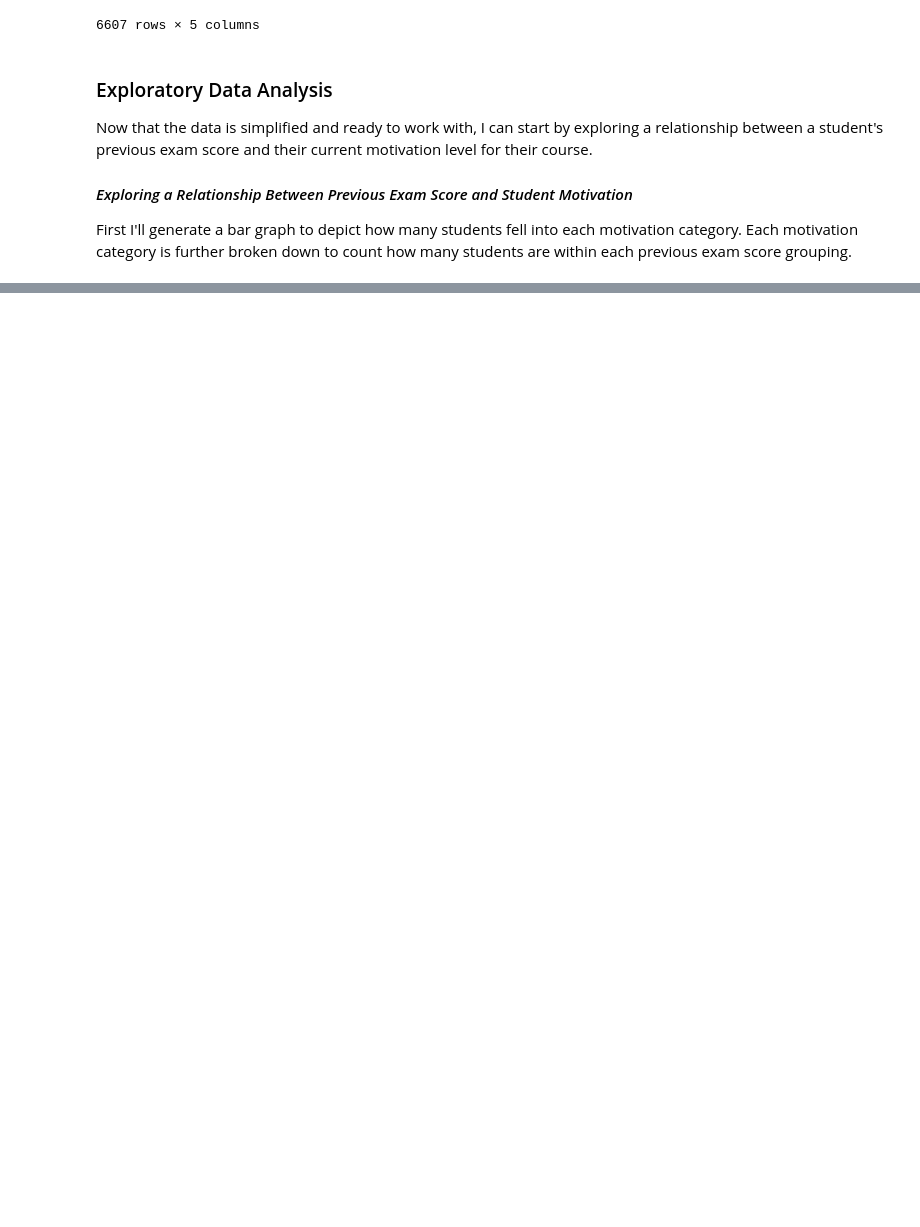
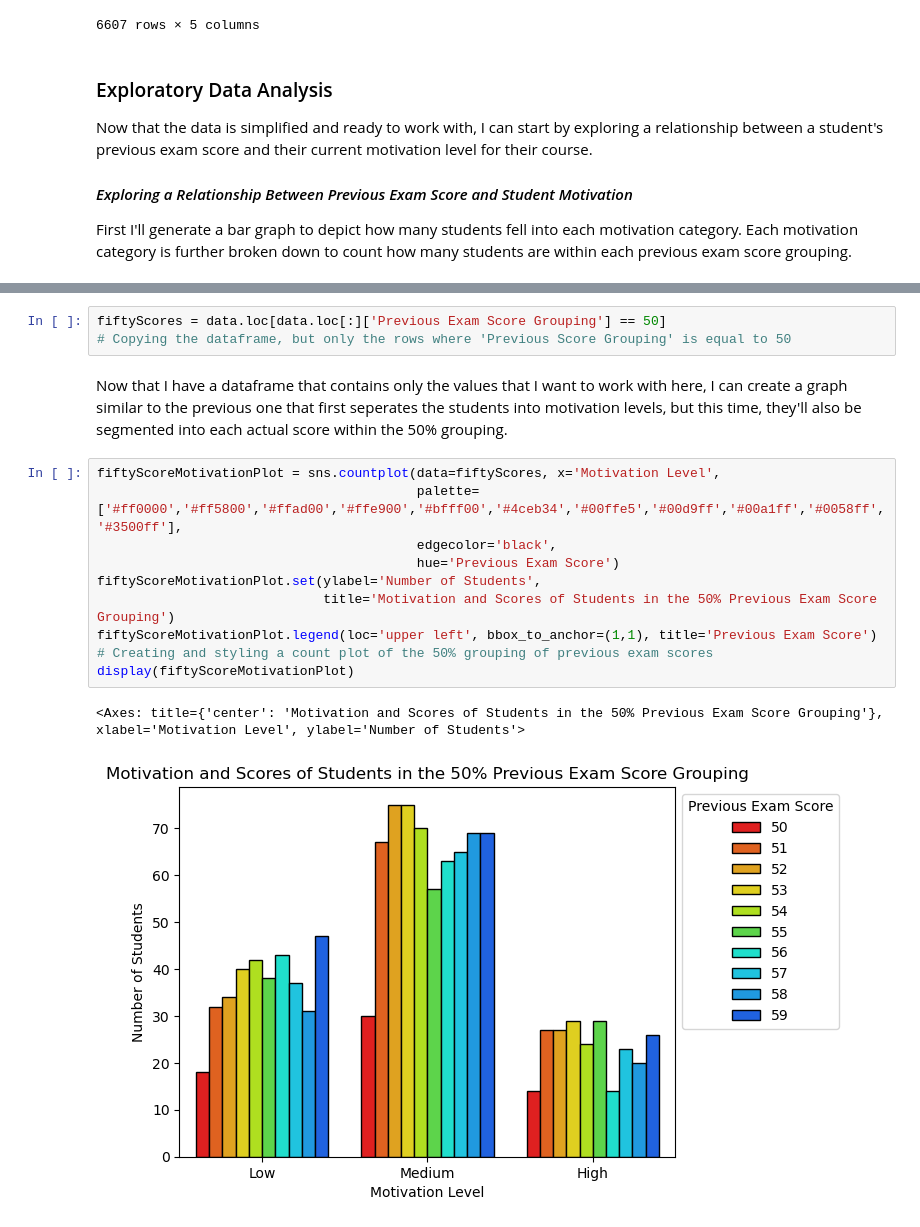
Before and after one commit to HTTime39/Scientific-Data-Analysis-Project, a Jupyter notebook: about-elements-impacting-student-success.ipynb, the cells around one changed output, grey strips where cells are left out. Cells and saved outputs as stored; diff of their text form; blank space fills up the shorter version.

```diff
--- a/about-elements-impacting-student-success.ipynb
+++ b/about-elements-impacting-student-success.ipynb
@@ -82,0 +87,18 @@ I had initially expected to find that students that previously received a low sc
+# %%
+fiftyScores = data.loc[data.loc[:]['Previous Exam Score Grouping'] == 50]
+# Copying the dataframe, but only the rows where 'Previous Score Grouping' is equal to 50
+# %% [markdown]
+Now that I have a dataframe that contains only the values that I want to work with here, I can create a graph similar to the previous one that first seperates the students into motivation levels, but this time, they'll also be segmented into each actual score within the 50% grouping.
+# %%
+fiftyScoreMotivationPlot = sns.countplot(data=fiftyScores, x='Motivation Level',
+                                         palette=['#ff0000','#ff5800','#ffad00','#ffe900','#bfff00','#4ceb34','#00ffe5','#00d9ff','#00a1ff','#0058ff','#3500ff'],
+                                         edgecolor='black',
+                                         hue='Previous Exam Score')
+fiftyScoreMotivationPlot.set(ylabel='Number of Students',
+                             title='Motivation and Scores of Students in the 50% Previous Exam Score Grouping')
+fiftyScoreMotivationPlot.legend(loc='upper left', bbox_to_anchor=(1,1), title='Previous Exam Score')
+# Creating and styling a count plot of the 50% grouping of previous exam scores
+display(fiftyScoreMotivationPlot)
+# %% [output]
+<Axes: title={'center': 'Motivation and Scores of Students in the 50% Previous Exam Score Grouping'}, xlabel='Motivation Level', ylabel='Number of Students'>
+[figure, added]
```
Also changed, not shown: parts of 10 cells of this notebook.
